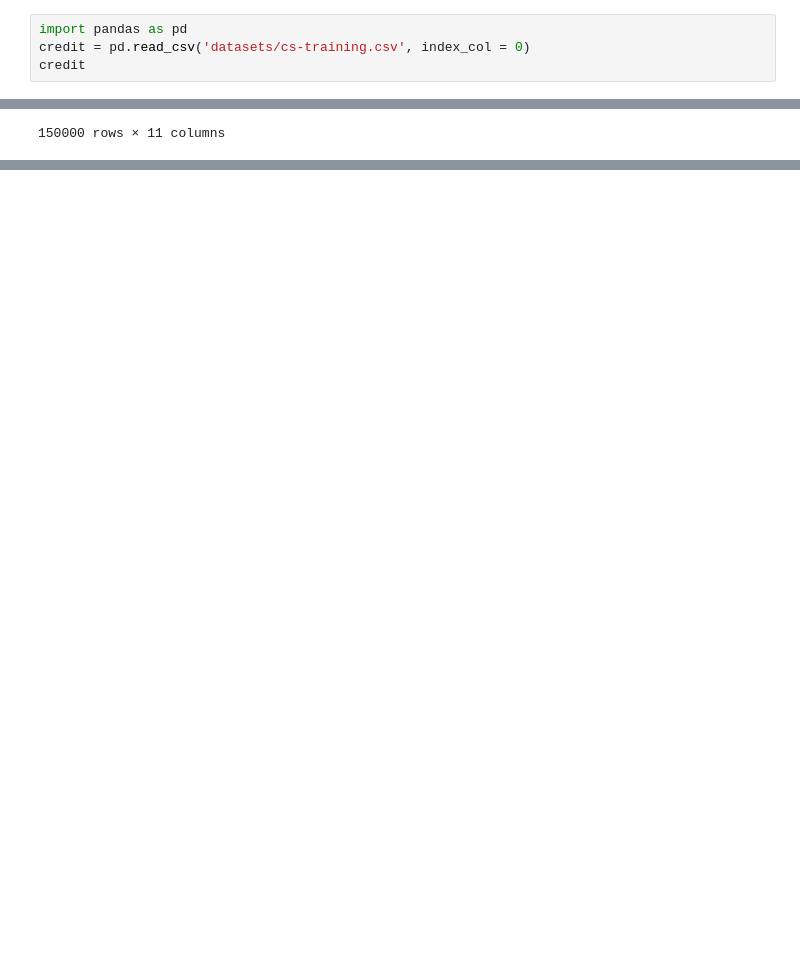
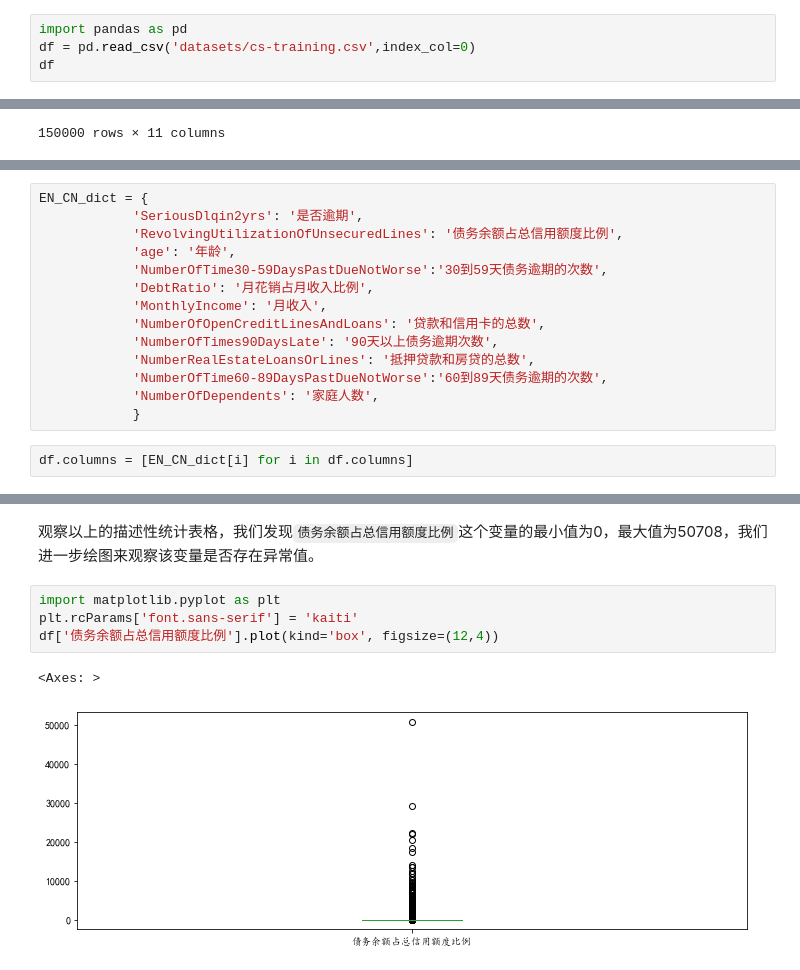
Before and after one commit to xianghancao/Big-Data-in-Finance, a Jupyter notebook: 第8章_决策树分类算法：信贷逾期预测/案例：消费信贷逾期预测.ipynb, the cells around one changed output, grey strips where cells are left out. Saved outputs shown, nothing was run; the diff lists cells and outputs as text; blank space fills up the shorter version.

```diff
--- a/第8章_决策树分类算法：信贷逾期预测/案例：消费信贷逾期预测.ipynb
+++ b/第8章_决策树分类算法：信贷逾期预测/案例：消费信贷逾期预测.ipynb
@@ -50,7 +50,7 @@ NumberOfDependents  | 家庭中的受赡养人数（如配偶和孩子）
 # %%
 import pandas as pd
-credit = pd.read_csv('datasets/cs-training.csv', index_col = 0)
-credit
+df = pd.read_csv('datasets/cs-training.csv',index_col=0)
+df
 # %% [output]
 |  | SeriousDlqin2yrs | RevolvingUtilizationOfUnsecuredLines | age | NumberOfTime30-59DaysPastDueNotWorse | DebtRatio | MonthlyIncome | ... |
 | 1 | 1 | 0.766127 | 45 | 2 | 0.802982 | 9120.0 | ... |
@@ -67,0 +70,16 @@ credit
+# %%
+EN_CN_dict = {
+            'SeriousDlqin2yrs': '是否逾期',
+            'RevolvingUtilizationOfUnsecuredLines': '债务余额占总信用额度比例',
+            'age': '年龄',
+            'NumberOfTime30-59DaysPastDueNotWorse':'30到59天债务逾期的次数',
+            'DebtRatio': '月花销占月收入比例',
+            'MonthlyIncome': '月收入',
+            'NumberOfOpenCreditLinesAndLoans': '贷款和信用卡的总数',
+            'NumberOfTimes90DaysLate': '90天以上债务逾期次数',
+            'NumberRealEstateLoansOrLines': '抵押贷款和房贷的总数',
+            'NumberOfTime60-89DaysPastDueNotWorse':'60到89天债务逾期的次数',
+            'NumberOfDependents': '家庭人数',
+            }
+# %%
+df.columns = [EN_CN_dict[i] for i in df.columns]
@@ -67,0 +109,9 @@ credit
+# %% [markdown]
+观察以上的描述性统计表格，我们发现`债务余额占总信用额度比例`这个变量的最小值为0，最大值为50708，我们进一步绘图来观察该变量是否存在异常值。
+# %%
+import matplotlib.pyplot as plt
+plt.rcParams['font.sans-serif'] = 'kaiti'
+df['债务余额占总信用额度比例'].plot(kind='box', figsize=(12,4))
+# %% [output]
+<Axes: >
+[figure, added]
```
Also changed, not shown: parts of 39 cells of this notebook, 18 other files.
